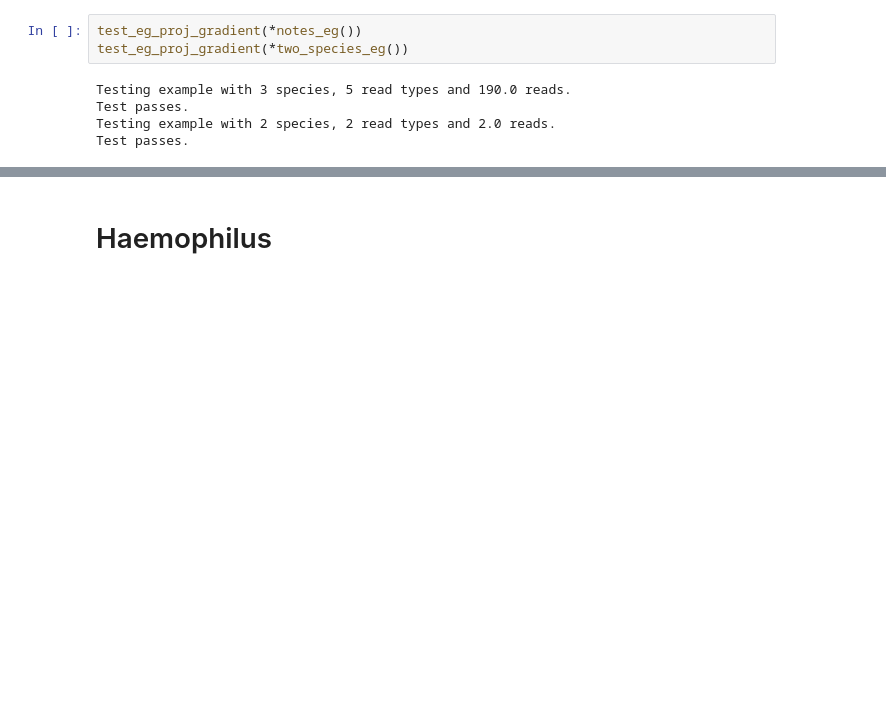
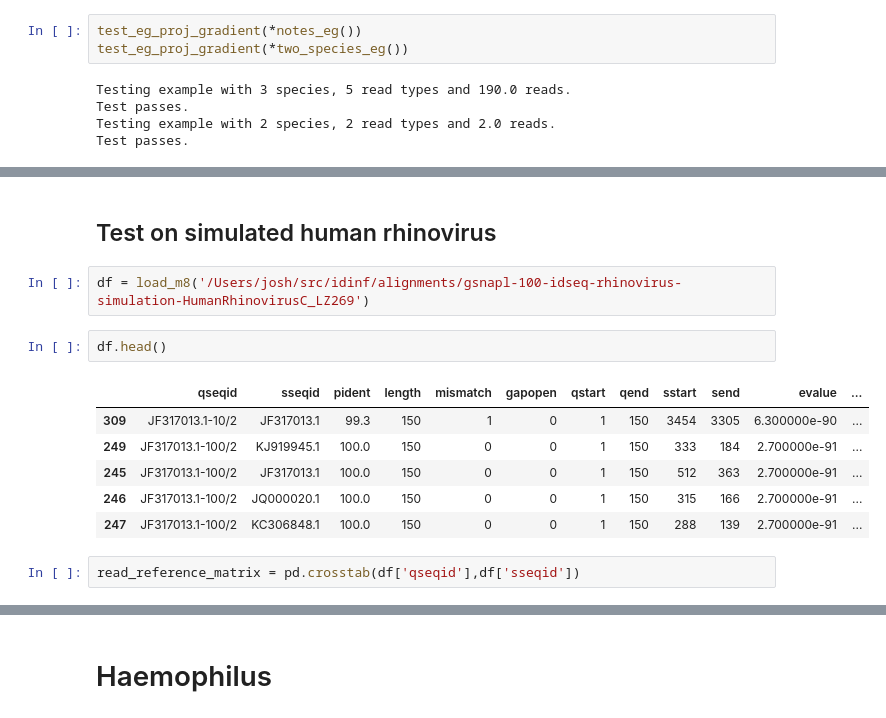
Before and after one commit to czbiohub/idinf, a Jupyter notebook: Inference.ipynb, the cells around one changed output, grey strips where cells are left out. Saved outputs shown, nothing was run; the diff lists cells and outputs as text; blank space fills up the shorter version.

```diff
--- a/Inference.ipynb
+++ b/Inference.ipynb
@@ -79,0 +129,15 @@ Test passes.
+# %% [markdown]
+## Test on simulated human rhinovirus
+# %%
+df = load_m8('/Users/josh/src/idinf/alignments/gsnapl-100-idseq-rhinovirus-simulation-HumanRhinovirusC_LZ269')
+# %%
+df.head()
+# %% [output]
+|  | qseqid | sseqid | pident | length | mismatch | gapopen | qstart | qend | sstart | send | evalue | ... |
+| 309 | JF317013.1-10/2 | JF317013.1 | 99.3 | 150 | 1 | 0 | 1 | 150 | 3454 | 3305 | 6.300000e-90 | ... |
+| 249 | JF317013.1-100/2 | KJ919945.1 | 100.0 | 150 | 0 | 0 | 1 | 150 | 333 | 184 | 2.700000e-91 | ... |
+| 245 | JF317013.1-100/2 | JF317013.1 | 100.0 | 150 | 0 | 0 | 1 | 150 | 512 | 363 | 2.700000e-91 | ... |
+| 246 | JF317013.1-100/2 | JQ000020.1 | 100.0 | 150 | 0 | 0 | 1 | 150 | 315 | 166 | 2.700000e-91 | ... |
+| 247 | JF317013.1-100/2 | KC306848.1 | 100.0 | 150 | 0 | 0 | 1 | 150 | 288 | 139 | 2.700000e-91 | ... |
+# %%
+read_reference_matrix = pd.crosstab(df['qseqid'],df['sseqid'])
```
Also changed, not shown: parts of 34 cells of this notebook.
